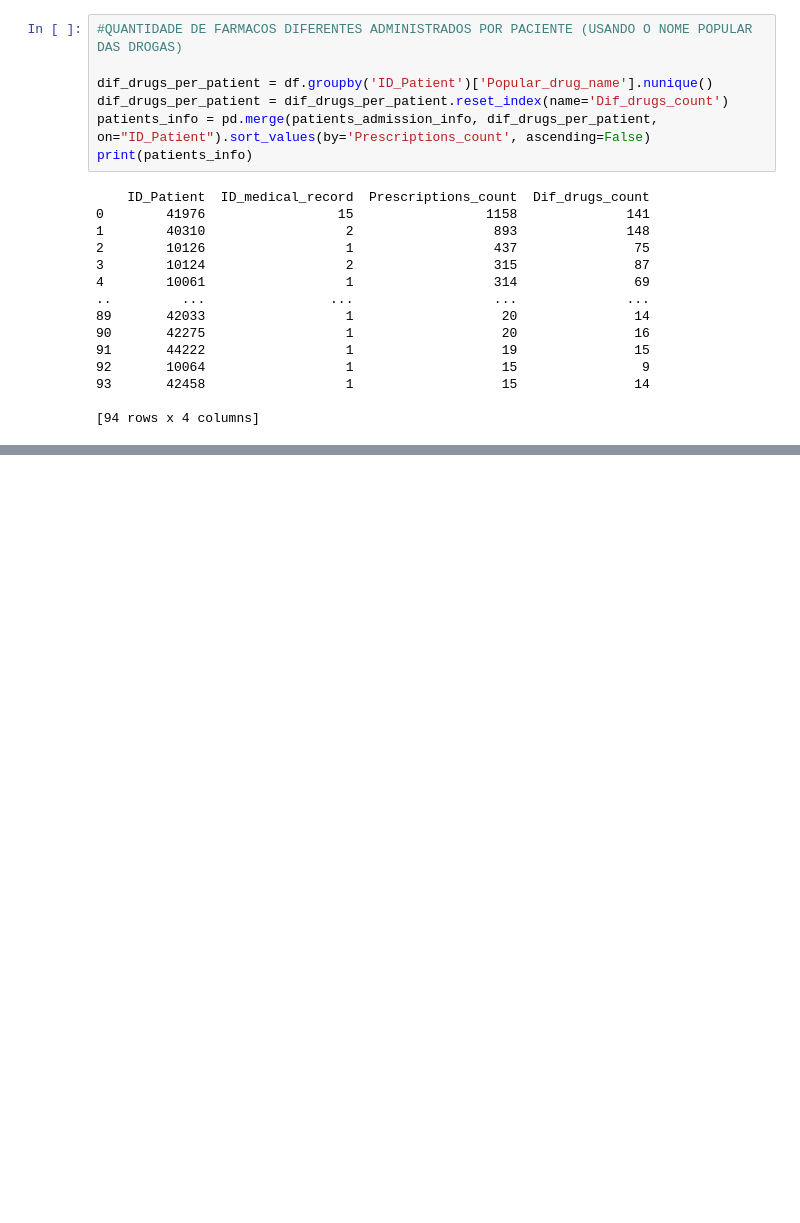
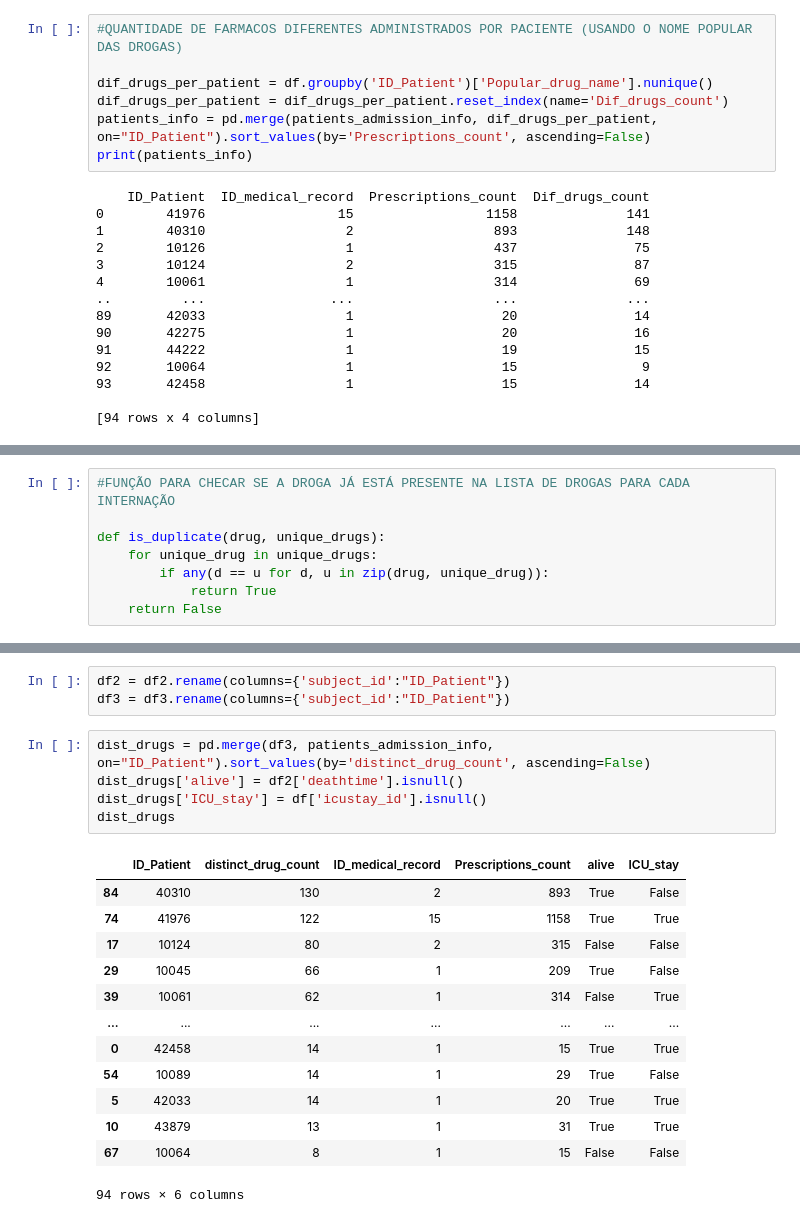
Before and after one commit to FerriVinicius/Projeto-E, a Jupyter notebook: G6_PROJETO_E.ipynb, the cells around one changed output, grey strips where cells are left out. Saved outputs shown, nothing was run; the diff lists cells and outputs as text; blank space fills up the shorter version.

```diff
--- a/G6_PROJETO_E.ipynb
+++ b/G6_PROJETO_E.ipynb
@@ -239,0 +268,8 @@ print(patients_info)
+# %%
+#FUNÇÃO PARA CHECAR SE A DROGA JÁ ESTÁ PRESENTE NA LISTA DE DROGAS PARA CADA INTERNAÇÃO
+
+def is_duplicate(drug, unique_drugs):
+    for unique_drug in unique_drugs:
+        if any(d == u for d, u in zip(drug, unique_drug)):
+            return True
+    return False
@@ -239,0 +295,22 @@ print(patients_info)
+# %%
+df2 = df2.rename(columns={'subject_id':"ID_Patient"})
+df3 = df3.rename(columns={'subject_id':"ID_Patient"})
+# %%
+dist_drugs = pd.merge(df3, patients_admission_info, on="ID_Patient").sort_values(by='distinct_drug_count', ascending=False)
+dist_drugs['alive'] = df2['deathtime'].isnull()
+dist_drugs['ICU_stay'] = df['icustay_id'].isnull()
+dist_drugs
+# %% [output]
+|  | ID_Patient | distinct_drug_count | ID_medical_record | Prescriptions_count | alive | ICU_stay |
+| 84 | 40310 | 130 | 2 | 893 | True | False |
+| 74 | 41976 | 122 | 15 | 1158 | True | True |
+| 17 | 10124 | 80 | 2 | 315 | False | False |
+| 29 | 10045 | 66 | 1 | 209 | True | False |
+| 39 | 10061 | 62 | 1 | 314 | False | True |
+| ... | ... | ... | ... | ... | ... | ... |
+| 0 | 42458 | 14 | 1 | 15 | True | True |
+| 54 | 10089 | 14 | 1 | 29 | True | False |
+| 5 | 42033 | 14 | 1 | 20 | True | True |
+| 10 | 43879 | 13 | 1 | 31 | True | True |
+| 67 | 10064 | 8 | 1 | 15 | False | False |
+94 rows × 6 columns
```
Also changed, not shown: parts of 20 cells of this notebook.
